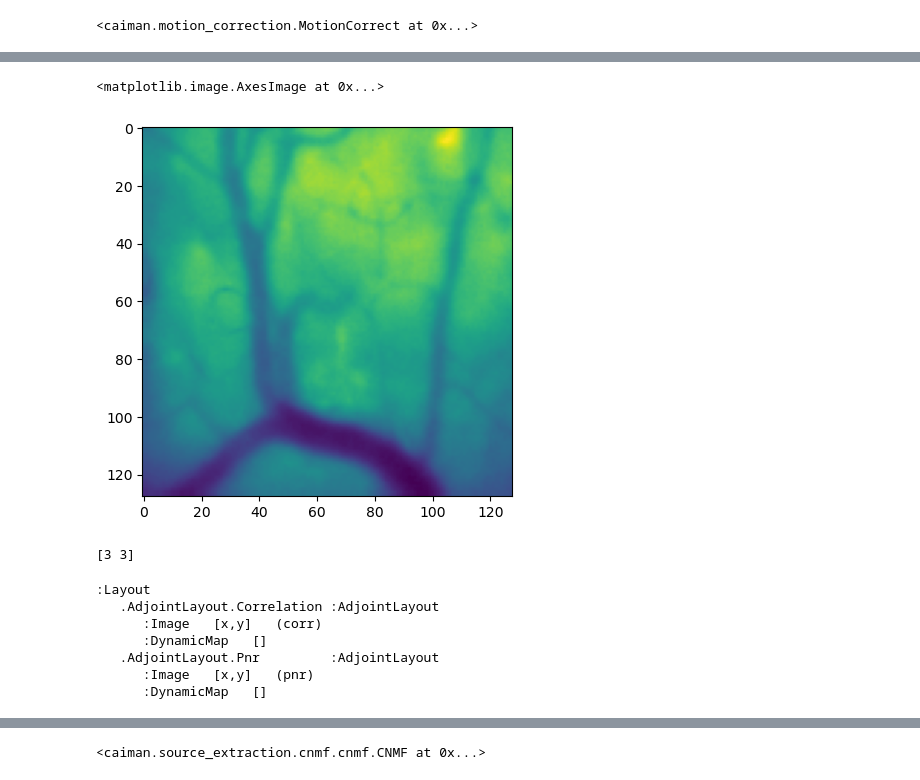
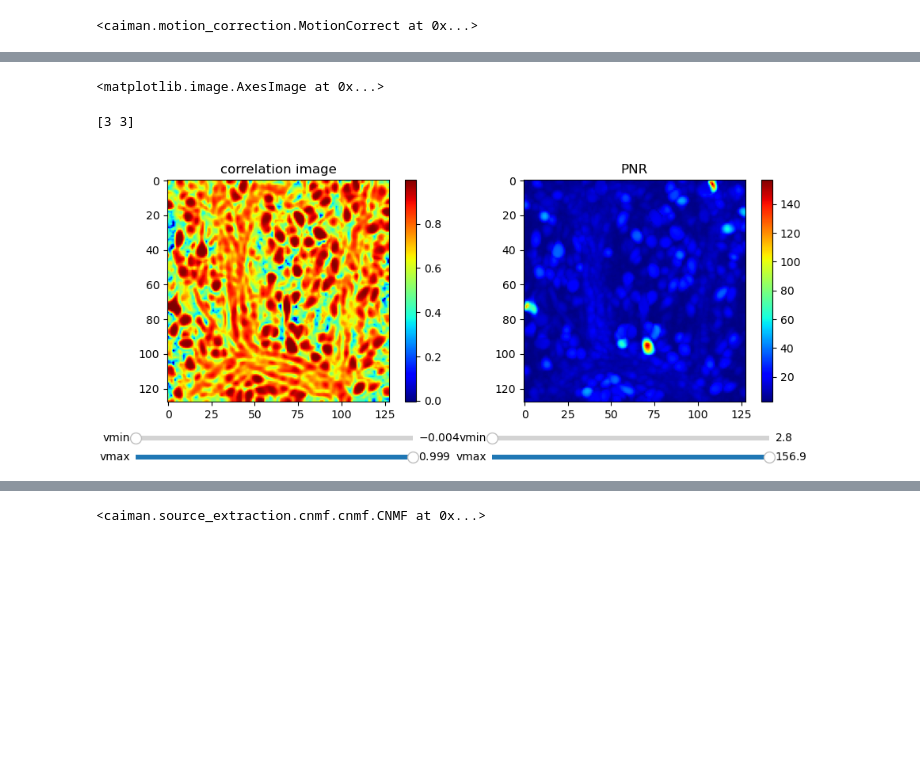
Before and after one commit to ibehave-ibots/Intro-To-Calcium-Imaging-Analysis, a Jupyter notebook: notebooks/Source Extraction 1p.ipynb, the cells around one changed output, grey strips where cells are left out. Drawn from its saved outputs; the diff is of its cells as text; code cells hidden in the pictures; blank space fills up the shorter version.

```diff
--- a/notebooks/Source Extraction 1p.ipynb
+++ b/notebooks/Source Extraction 1p.ipynb
@@ -86,7 +85,7 @@ if motion_correct:
         plt.gcf().set_size_inches(6,3)
 
     bord_px = 0 if border_nan == 'copy' else bord_px
-    fname_new = cm.save_memmap(fname_mc, base_name='memmap_', order='C',
+    fname_new = cm.save_memmap(fname_mc, base_name='memmap10_', order='C',
                                border_to_0=bord_px)
 else:  # if no motion correction just memory map the file
     fname_new = cm.save_memmap(movie_path, base_name='memmap_',
@@ -107,7 +105,6 @@ images = Yr.T.reshape((T,) + dims, order='F')
 plt.imshow(images[0])
 # %% [output]
 <matplotlib.image.AxesImage at 0x...>
-[figure, removed]
 # %%
 # parameters for source extraction and deconvolution
 p = 1               # order of the autoregressive system
@@ -163,15 +160,9 @@ correlation_image, peak_to_noise_ratio = cm.summary_images.correlation_pnr(image
 # %% [output]
 [3 3]
 # %%
-nb_inspect_correlation_pnr(correlation_image, peak_to_noise_ratio) # Not showing plots
+inspect_correlation_pnr(correlation_image, peak_to_noise_ratio) # Not showing plots
 # %% [output]
-:Layout
-   .AdjointLayout.Correlation :AdjointLayout
-      :Image   [x,y]   (corr)
-      :DynamicMap   []
-   .AdjointLayout.Pnr         :AdjointLayout
-      :Image   [x,y]   (pnr)
-      :DynamicMap   []
+[figure, added]
 # %%
 gsig_new = gSig # unchanged
 min_corr_new  = 0.85
```
Also changed, not shown: parts of 7 cells of this notebook, 2 other files.
